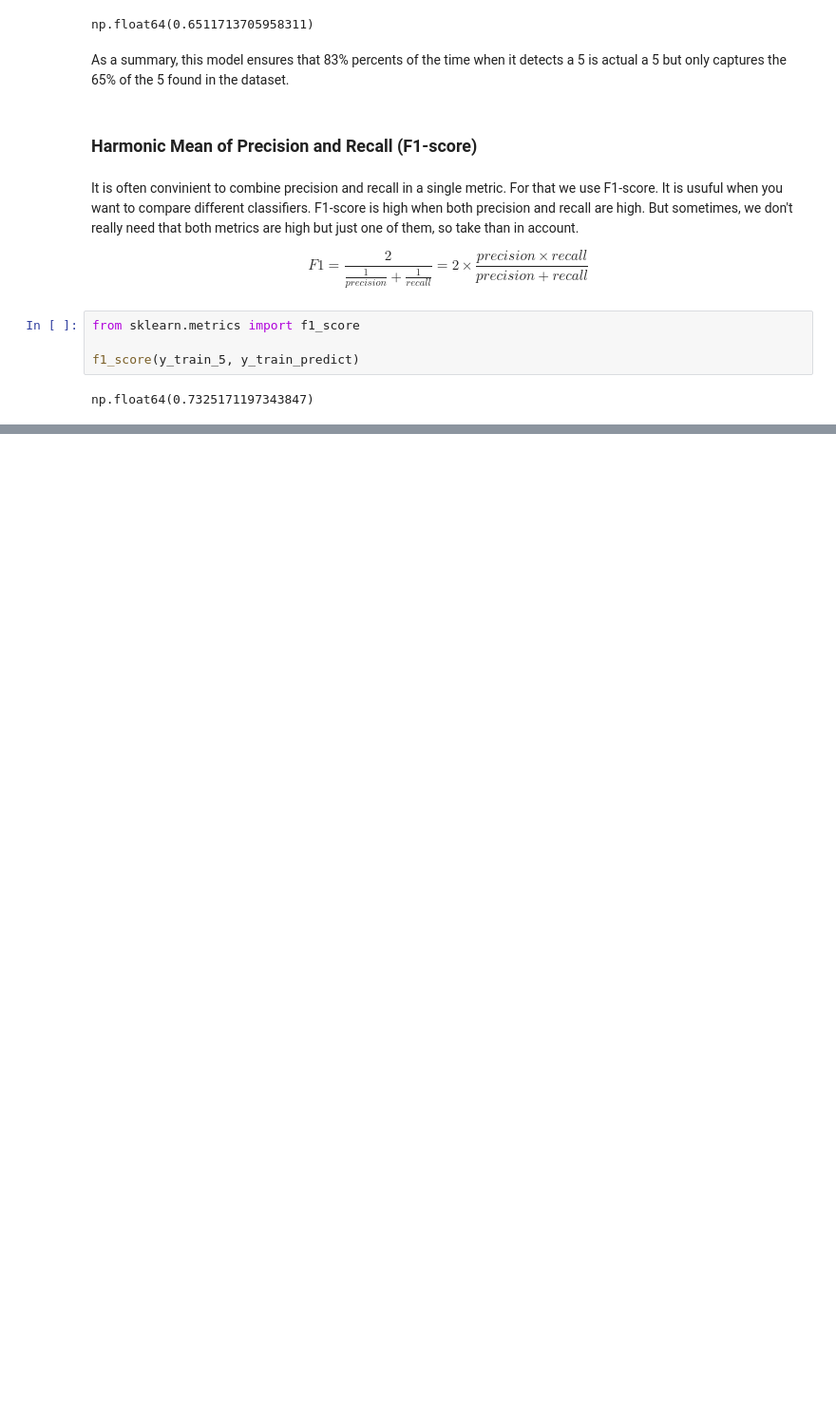
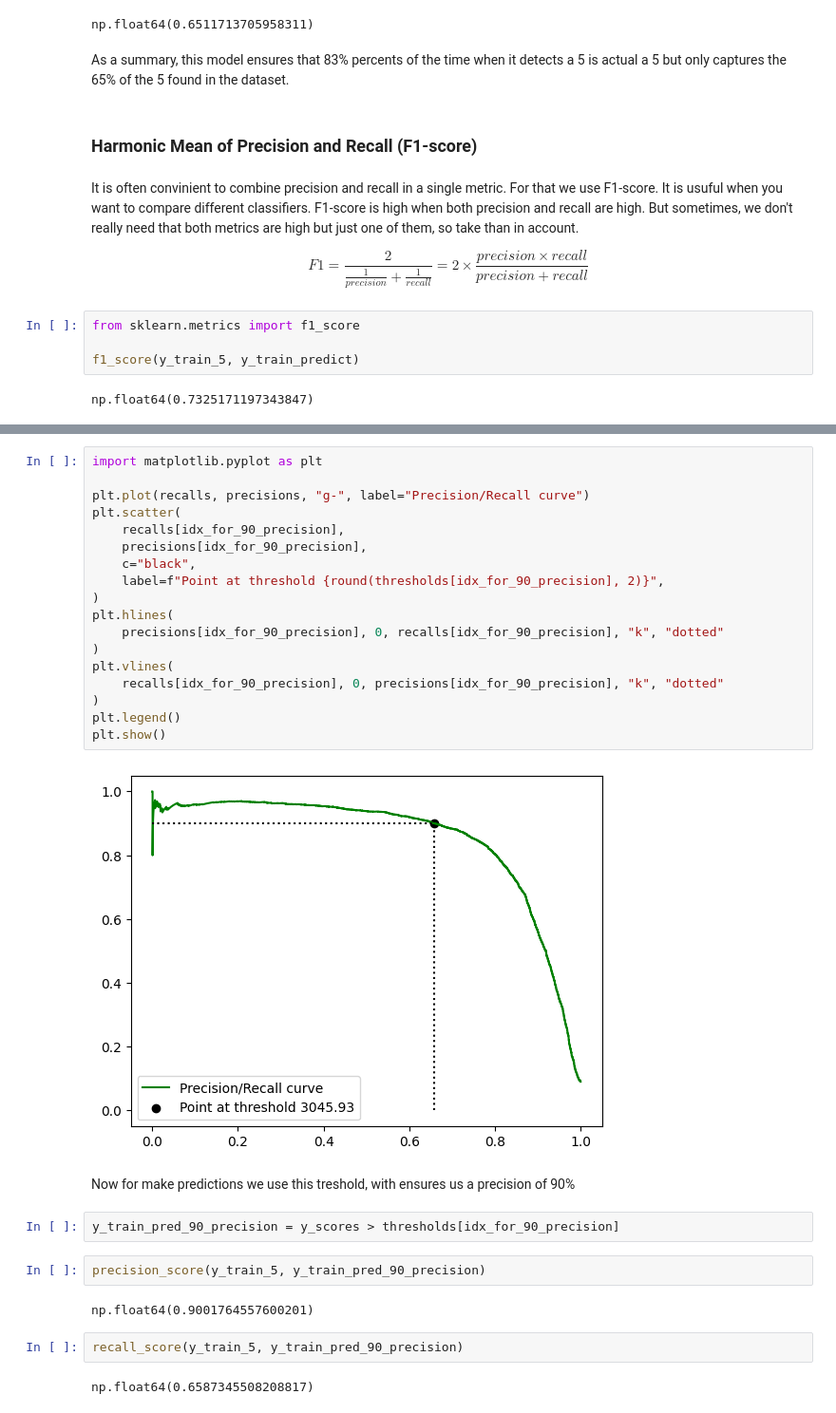
Before and after one commit to wilberquito/ML, a Jupyter notebook: classification/mnist-is5/mnist-is5.ipynb, the cells around one changed output, grey strips where cells are left out. Shown at 95% size. Drawn from its saved outputs; the diff is of its cells as text; blank space fills up the shorter version.

```diff
--- a/classification/mnist-is5/mnist-is5.ipynb
+++ b/classification/mnist-is5/mnist-is5.ipynb
@@ -229,0 +305,32 @@ np.float64(0.7325171197343847)
+# %%
+import matplotlib.pyplot as plt
+
+plt.plot(recalls, precisions, "g-", label="Precision/Recall curve")
+plt.scatter(
+    recalls[idx_for_90_precision],
+    precisions[idx_for_90_precision],
+    c="black",
+    label=f"Point at threshold {round(thresholds[idx_for_90_precision], 2)}",
+)
+plt.hlines(
+    precisions[idx_for_90_precision], 0, recalls[idx_for_90_precision], "k", "dotted"
+)
+plt.vlines(
+    recalls[idx_for_90_precision], 0, precisions[idx_for_90_precision], "k", "dotted"
+)
+plt.legend()
+plt.show()
+# %% [output]
+[figure, added]
+# %% [markdown]
+Now for make predictions we use this treshold, with ensures us a precision of 90%
+# %%
+y_train_pred_90_precision = y_scores > thresholds[idx_for_90_precision]
+# %%
+precision_score(y_train_5, y_train_pred_90_precision)
+# %% [output]
+np.float64(0.9001764557600201)
+# %%
+recall_score(y_train_5, y_train_pred_90_precision)
+# %% [output]
+np.float64(0.6587345508208817)
```
Also changed, not shown: parts of 14 cells of this notebook.
